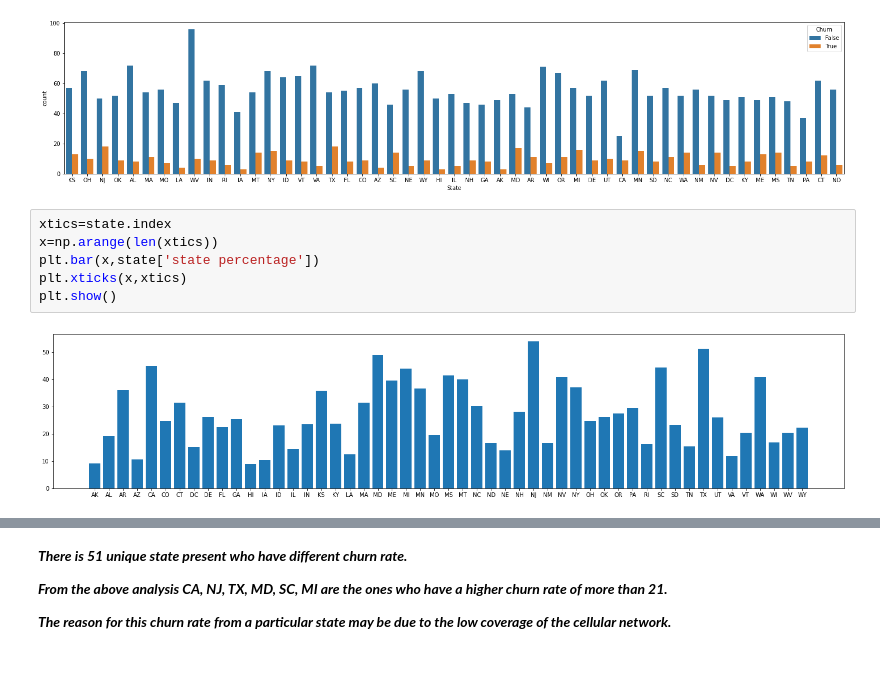
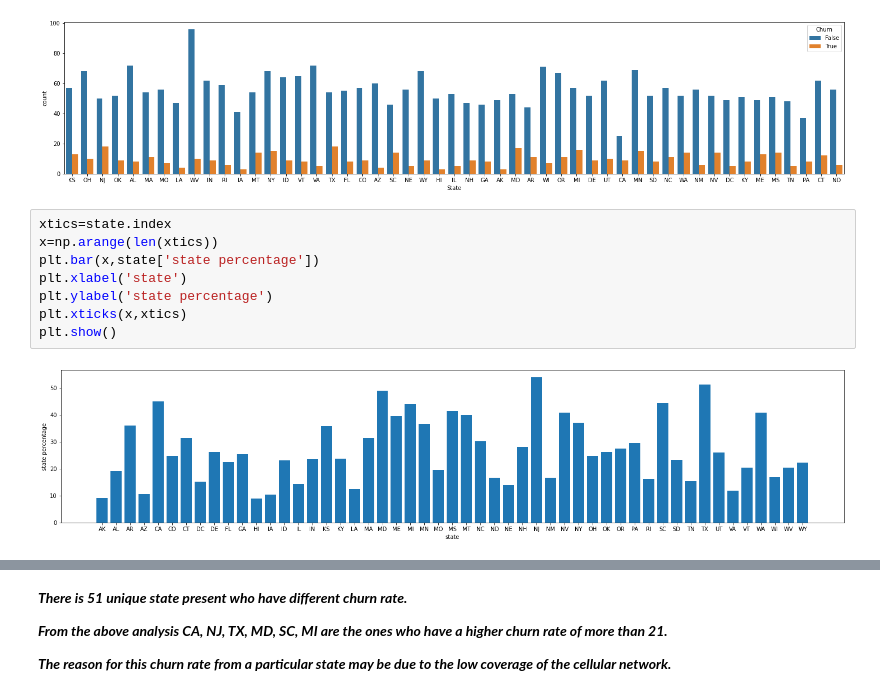
Before and after one commit to rushikeshjagatap85/EDA--Capstone-project, a Jupyter notebook: Rushikesh_Telecom_Churn_Analysis_Capstone_Project.ipynb, the cells around one changed output, grey strips where cells are left out. Drawn from its saved outputs; the diff is of its cells as text; blank space fills up the shorter version.

Commit message:
visualize higher churn rate state

```diff
--- a/Rushikesh_Telecom_Churn_Analysis_Capstone_Project.ipynb
+++ b/Rushikesh_Telecom_Churn_Analysis_Capstone_Project.ipynb
@@ -323,8 +323,10 @@ sns.countplot(x='State',hue='Churn',data=df)
 # %%
 xtics=state.index
 x=np.arange(len(xtics))
 plt.bar(x,state['state percentage'])
+plt.xlabel('state')
+plt.ylabel('state percentage')
 plt.xticks(x,xtics)
 plt.show()
 # %% [output]
-[figure, old version]
+[figure, new version]
```
Also changed, not shown: parts of 1 cell of this notebook.
